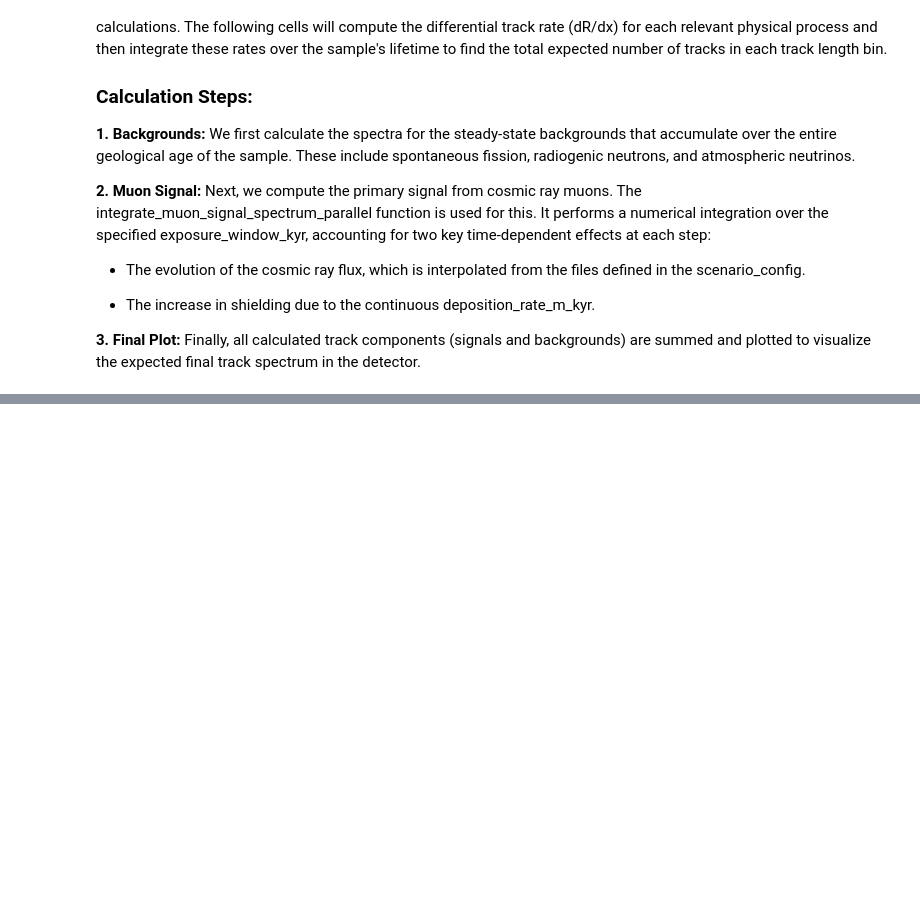
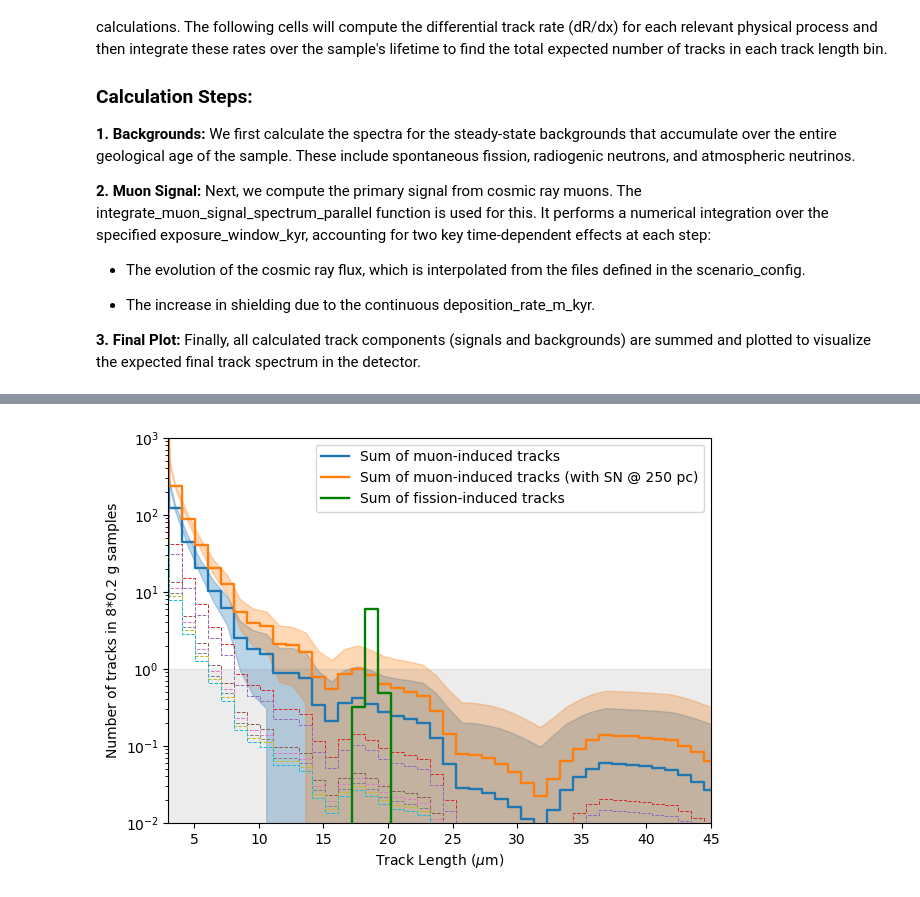
Before and after one commit to cgalelli/PrimusCode, a Jupyter notebook: CDP_analysis.ipynb, the cells around one changed output, grey strips where cells are left out. Drawn from its saved outputs; the diff is of its cells as text; code cells hidden in the pictures; blank space fills up the shorter version.

```diff
--- a/CDP_analysis.ipynb
+++ b/CDP_analysis.ipynb
@@ -131,3 +176,3 @@ total_mup_tracks = np.array([mineral.integrate_particle_signal_spectrum_parallel
 # %%
-total_mum_tracks_SN250 = np.array([mineral.integrate_particle_signal_spectrum_parallel(x_bins, scenario_config=scenario_config_SN250[i], energy_bins_gev=CONFIG["geant4_energy_bins_gev"], exposure_window_kyr=age, initial_depth=0.6, sample_mass_kg = sample_mass_kg, steps=int(age), species='mu-') for i, age in enumerate(exposure_times)])
-total_mup_tracks_SN250 = np.array([mineral.integrate_particle_signal_spectrum_parallel(x_bins, scenario_config=scenario_config_SN250[i], energy_bins_gev=CONFIG["geant4_energy_bins_gev"], exposure_window_kyr=age, initial_depth=0.6, sample_mass_kg = sample_mass_kg, steps=int(age), species='mu+') for i, age in enumerate(exposure_times)])
+total_mum_tracks_SN250 = np.array([mineral.integrate_particle_signal_spectrum_parallel(x_bins, scenario_config=scenario_config_SN250[i], energy_bins_gev=CONFIG["geant4_energy_bins_gev"], exposure_window_kyr=age, initial_depth=0.15, sample_mass_kg = sample_mass_kg, steps=int(age), species='mu-') for i, age in enumerate(exposure_times)])
+total_mup_tracks_SN250 = np.array([mineral.integrate_particle_signal_spectrum_parallel(x_bins, scenario_config=scenario_config_SN250[i], energy_bins_gev=CONFIG["geant4_energy_bins_gev"], exposure_window_kyr=age, initial_depth=0.15, sample_mass_kg = sample_mass_kg, steps=int(age), species='mu+') for i, age in enumerate(exposure_times)])
@@ -191,29 +258,31 @@ summed_SN250_enhanced = np.sum(total_muon_tracks_SN250_enhanced[..., x_mids>4000
 # %%
 fig, ax = plt.subplots(figsize=[7, 5])
 
 for i, name in enumerate(names):
     ax.step(x_mids/1000, total_muon_tracks[i], linestyle='--', color=f'C{i+3}',linewidth=0.7, where='mid')
 
 sum_muons = np.sum(total_muon_tracks, axis=0)
 sum_muons_SN250 = np.sum(total_muon_tracks_SN250, axis=0)
 
 ax.step(x_mids/1000, sum_muons, label=f"Sum of muon-induced tracks", linewidth=1.7, color='C0', where='mid')
 ax.step(x_mids/1000, sum_muons_SN250, label=f"Sum of muon-induced tracks (with SN @ 250 pc)", linewidth=1.7, color='C1', where='mid')
 ax.step(x_mids/1000, np.sum(total_fission_tracks, axis=0), label=f"Sum of fission-induced tracks", color='green', linewidth=1.7, where='mid')
 ax.fill_between(x_mids/1000, sum_muons-np.sqrt(sum_muons), sum_muons+np.sqrt(sum_muons), color='C0', alpha=0.3)
 ax.fill_between(x_mids/1000, sum_muons_SN250-np.sqrt(sum_muons_SN250), sum_muons_SN250+np.sqrt(sum_muons_SN250), color='C1', alpha=0.3)
 
 ax.fill_between(x_mids/1000, 1e-3, 1, color='grey', alpha=0.15)
 
 #ax.set_title(f"Total track count distribution in {mineral_name}")
 ax.set_xlabel(r"Track Length ($\mu$m)")
 ax.set_ylabel(r"Number of tracks in 8*0.2 g samples")
 ax.set_yscale("log")
-ax.set_ylim(1e-2, 3e3)
-ax.set_xlim(4, 45)
+ax.set_ylim(1e-2, 1e3)
+ax.set_xlim(3, 45)
 ax.legend()
 plt.savefig("Plots/CDP_total_tracks_collection.png", dpi=500)
 plt.show()
+# %% [output]
+[figure, added]
 # %%
 fig, ax = plt.subplots(figsize=[7, 5])
 
```
Also changed, not shown: parts of 17 cells of this notebook.
